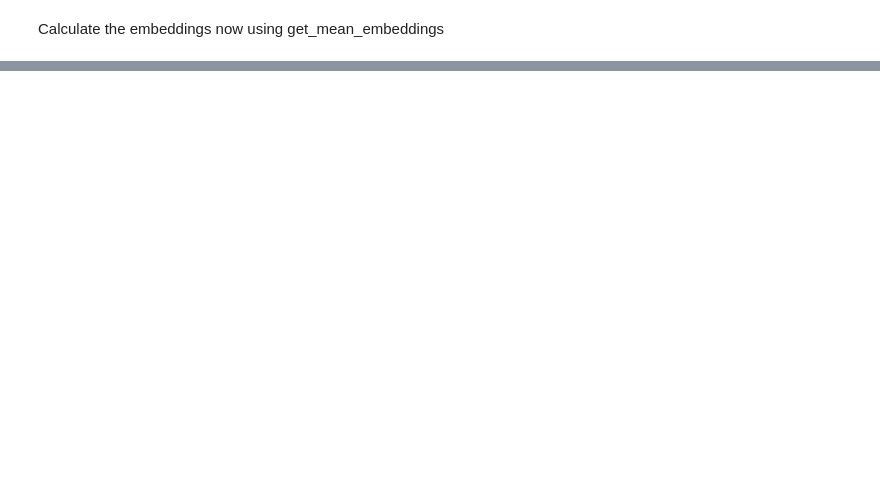
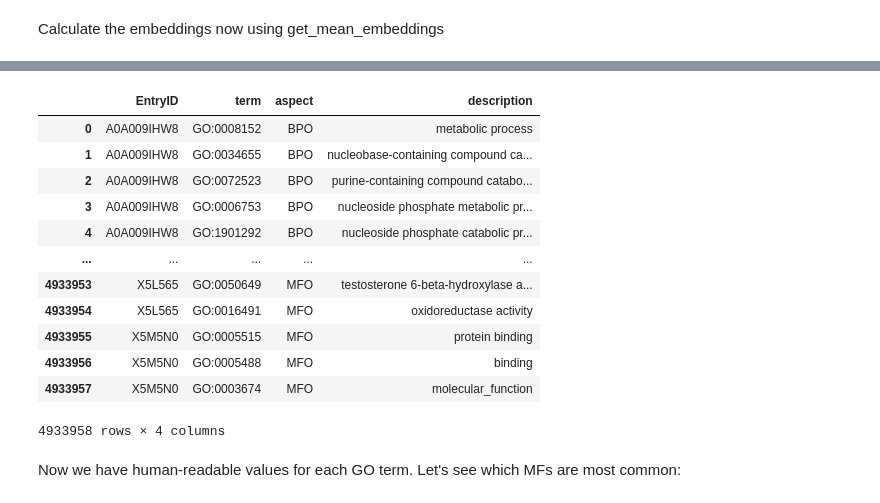
Before and after one commit to dhassan24/DeepLearning_For_Biology, a Jupyter notebook: Chapter_2_Protein_LLM/DLFB_Chapter2_Proteins.ipynb, the cells around one changed output, grey strips where cells are left out. Cells and saved outputs as stored; diff of their text form; code cells hidden in the pictures; blank space fills up the shorter version.

```diff
--- a/Chapter_2_Protein_LLM/DLFB_Chapter2_Proteins.ipynb
+++ b/Chapter_2_Protein_LLM/DLFB_Chapter2_Proteins.ipynb
@@ -918,0 +992,11 @@ Calculate the embeddings now using get_mean_embeddings
+# %%
+#Download the CAFA3 Targets and CAFA3 Training Data files from the CAFA website
+
+labels = pd.read_csv(
+    assets("proteins/datasets/train_terms.tsv.zip"), sep = "\t", compression = "infer"
+)
+
+print(labels)
+
+#EntryID = UniProt ID of protein, term = GO accession code for protein function, aspect =
+# the GO category (BPO = Biological process, MFO = molecular funciton, CCO = cellular component)
@@ -918,0 +1044,6 @@ Calculate the embeddings now using get_mean_embeddings
+# %%
+go_term_descriptions = get_go_term_descriptions(
+    store_path = assets("proteins/datasets/go_term_descriptions.csv")
+)
+
+print(go_term_descriptions)
@@ -918,0 +1075,19 @@ Calculate the embeddings now using get_mean_embeddings
+# %%
+labels = labels.merge(go_term_descriptions, on = "term")
+labels
+# %% [output]
+|  | EntryID | term | aspect | description |
+| 0 | A0A009IHW8 | GO:0008152 | BPO | metabolic process |
+| 1 | A0A009IHW8 | GO:0034655 | BPO | nucleobase-containing compound ca... |
+| 2 | A0A009IHW8 | GO:0072523 | BPO | purine-containing compound catabo... |
+| 3 | A0A009IHW8 | GO:0006753 | BPO | nucleoside phosphate metabolic pr... |
+| 4 | A0A009IHW8 | GO:1901292 | BPO | nucleoside phosphate catabolic pr... |
+| ... | ... | ... | ... | ... |
+| 4933953 | X5L565 | GO:0050649 | MFO | testosterone 6-beta-hydroxylase a... |
+| 4933954 | X5L565 | GO:0016491 | MFO | oxidoreductase activity |
+| 4933955 | X5M5N0 | GO:0005515 | MFO | protein binding |
+| 4933956 | X5M5N0 | GO:0005488 | MFO | binding |
+| 4933957 | X5M5N0 | GO:0003674 | MFO | molecular_function |
+4933958 rows × 4 columns
+# %% [markdown]
+Now we have human-readable values for each GO term. Let's see which MFs are most common:
```
Also changed, not shown: parts of 63 cells of this notebook.
